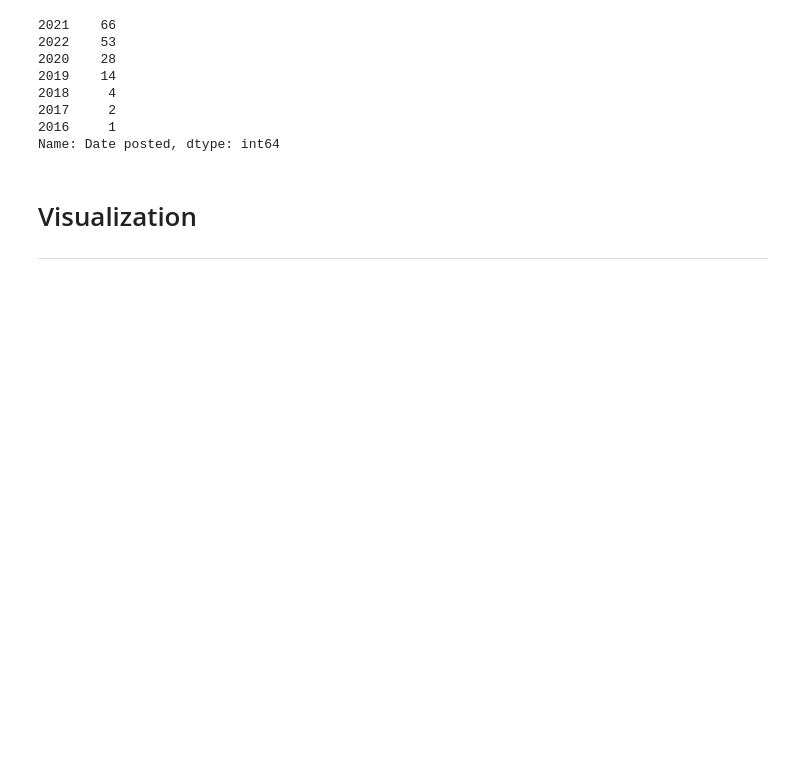
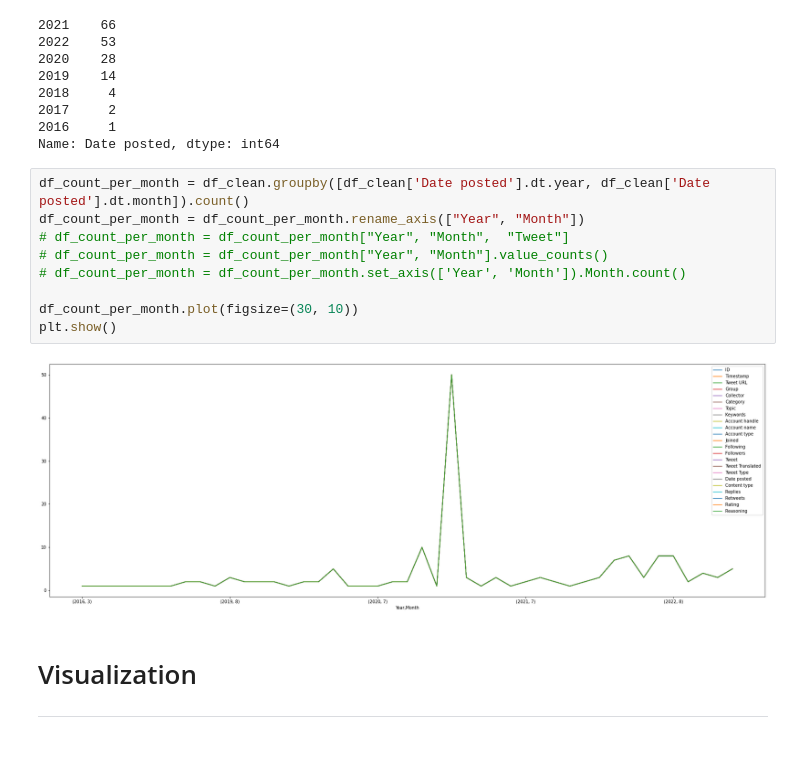
Before and after one commit to ShiroeLH/CS-132-PH-Twitter-Mis-Disinformation-Analysis, a Jupyter notebook: analysis/analysis.ipynb, the cells around one changed output. Drawn from its saved outputs; the diff is of its cells as text; blank space fills up the shorter version.

```diff
--- a/analysis/analysis.ipynb
+++ b/analysis/analysis.ipynb
@@ -229,6 +361,17 @@ df_count_per_year
 2017     2
 2016     1
 Name: Date posted, dtype: int64
+# %%
+df_count_per_month = df_clean.groupby([df_clean['Date posted'].dt.year, df_clean['Date posted'].dt.month]).count()
+df_count_per_month = df_count_per_month.rename_axis(["Year", "Month"])
+# df_count_per_month = df_count_per_month["Year", "Month",  "Tweet"]
+# df_count_per_month = df_count_per_month["Year", "Month"].value_counts()
+# df_count_per_month = df_count_per_month.set_axis(['Year', 'Month']).Month.count()
+
+df_count_per_month.plot(figsize=(30, 10))
+plt.show()
+# %% [output]
+[figure, added]
 # %% [markdown]
 # Visualization<hr>
 # %%
```
Also changed, not shown: parts of 29 cells of this notebook, 1 other file.
